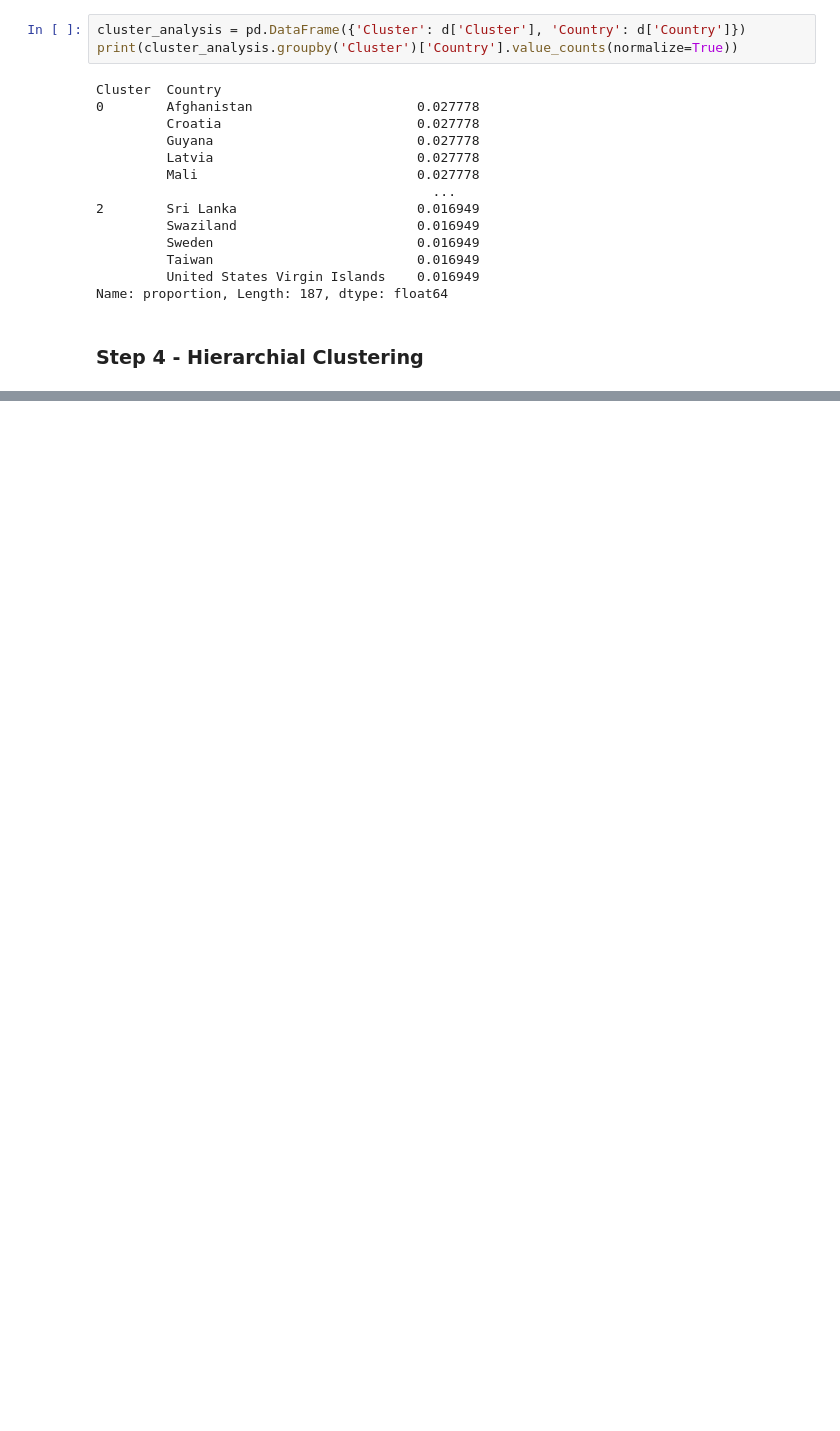
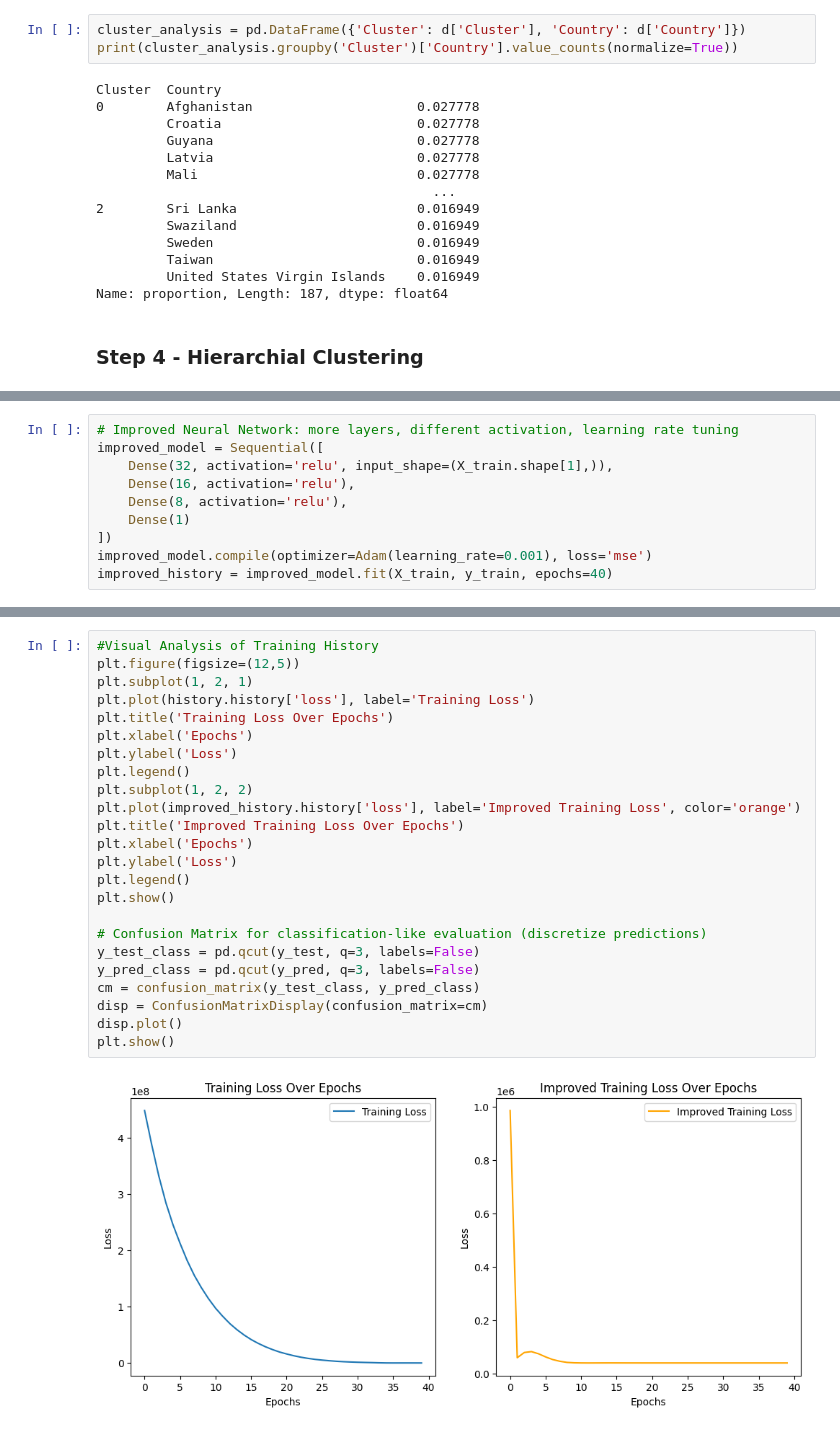
Before and after one commit to princypandya/Global-Pollution-Analysis-and-Energy-Recovery, a Jupyter notebook: Clustering_Neural_Network.ipynb, the cells around one changed output, grey strips where cells are left out. Saved outputs shown, nothing was run; the diff lists cells and outputs as text; blank space fills up the shorter version.

```diff
--- a/Clustering_Neural_Network.ipynb
+++ b/Clustering_Neural_Network.ipynb
@@ -356,0 +479,10 @@ In conclusion, the Decision Tree model provided the most reliable insights, show
+# %%
+# Improved Neural Network: more layers, different activation, learning rate tuning
+improved_model = Sequential([
+    Dense(32, activation='relu', input_shape=(X_train.shape[1],)),
+    Dense(16, activation='relu'),
+    Dense(8, activation='relu'),
+    Dense(1)
+])
+improved_model.compile(optimizer=Adam(learning_rate=0.001), loss='mse')
+improved_history = improved_model.fit(X_train, y_train, epochs=40)
@@ -356,0 +535,26 @@ In conclusion, the Decision Tree model provided the most reliable insights, show
+# %%
+#Visual Analysis of Training History
+plt.figure(figsize=(12,5))
+plt.subplot(1, 2, 1)
+plt.plot(history.history['loss'], label='Training Loss')
+plt.title('Training Loss Over Epochs')
+plt.xlabel('Epochs')
+plt.ylabel('Loss')
+plt.legend()
+plt.subplot(1, 2, 2)
+plt.plot(improved_history.history['loss'], label='Improved Training Loss', color='orange')
+plt.title('Improved Training Loss Over Epochs')
+plt.xlabel('Epochs')
+plt.ylabel('Loss')
+plt.legend()
+plt.show()
+
+# Confusion Matrix for classification-like evaluation (discretize predictions)
+y_test_class = pd.qcut(y_test, q=3, labels=False)
+y_pred_class = pd.qcut(y_pred, q=3, labels=False)
+cm = confusion_matrix(y_test_class, y_pred_class)
+disp = ConfusionMatrixDisplay(confusion_matrix=cm)
+disp.plot()
+plt.show()
+# %% [output]
+[figure, added]
```
Also changed, not shown: parts of 28 cells of this notebook.
